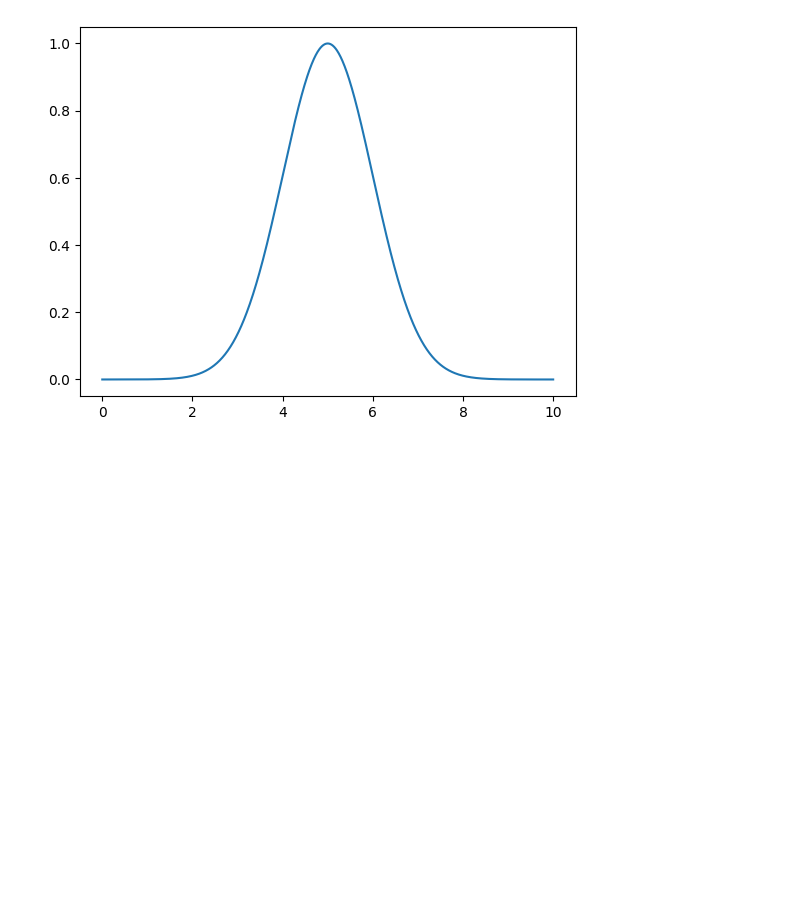
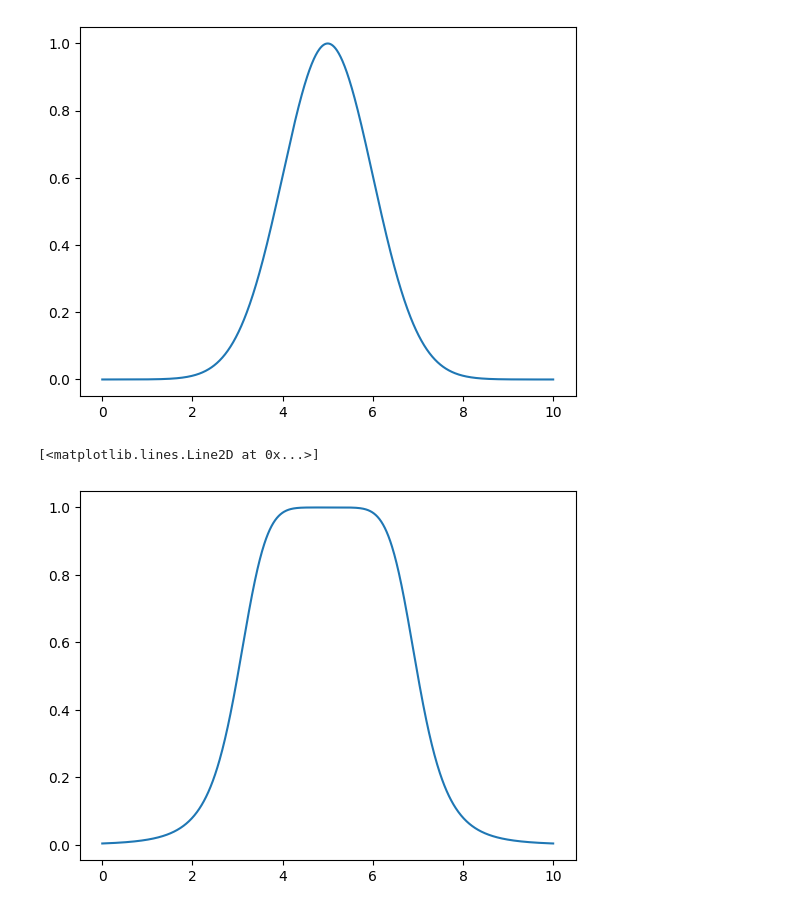
Before and after one commit to AmitavaDatta2004/Soft-Computing, a Jupyter notebook: fuzzy_mf.ipynb, the cells around one changed output. Saved outputs shown, nothing was run; the diff lists cells and outputs as text; code cells hidden in the pictures; blank space fills up the shorter version.

Commit message:
bell

```diff
--- a/fuzzy_mf.ipynb
+++ b/fuzzy_mf.ipynb
@@ -116,3 +116,15 @@ plt.plot(x,result_sigma)
 # %% [output]
 [<matplotlib.lines.Line2D at 0x...>]
 [figure]
+# %%
+def bell(x,a,b,c):
+    return 1/(1+((x-c)/a)**(2*b))
+# %%
+result_bell=[]
+for i in x:
+    result_bell.append(bell(i,2,3,5))
+# %%
+plt.plot(x,result_bell)
+# %% [output]
+[<matplotlib.lines.Line2D at 0x...>]
+[figure, added]
```
